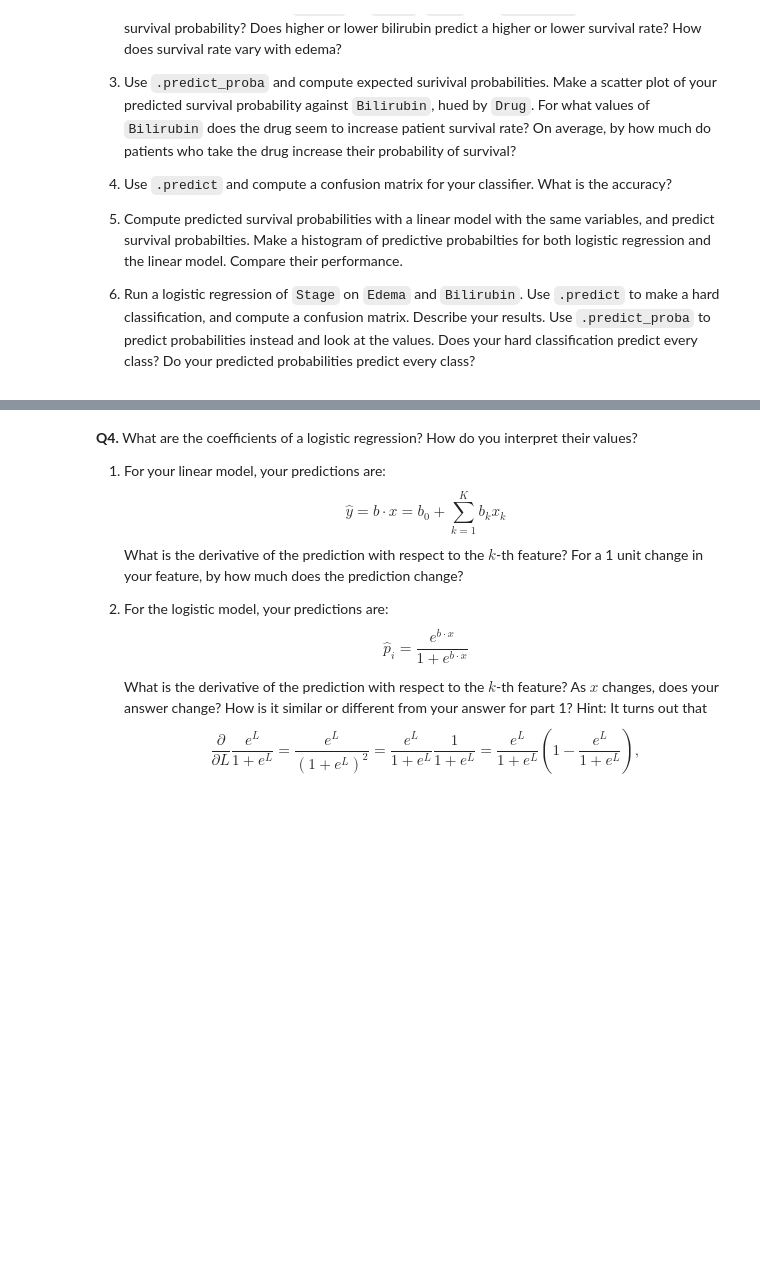
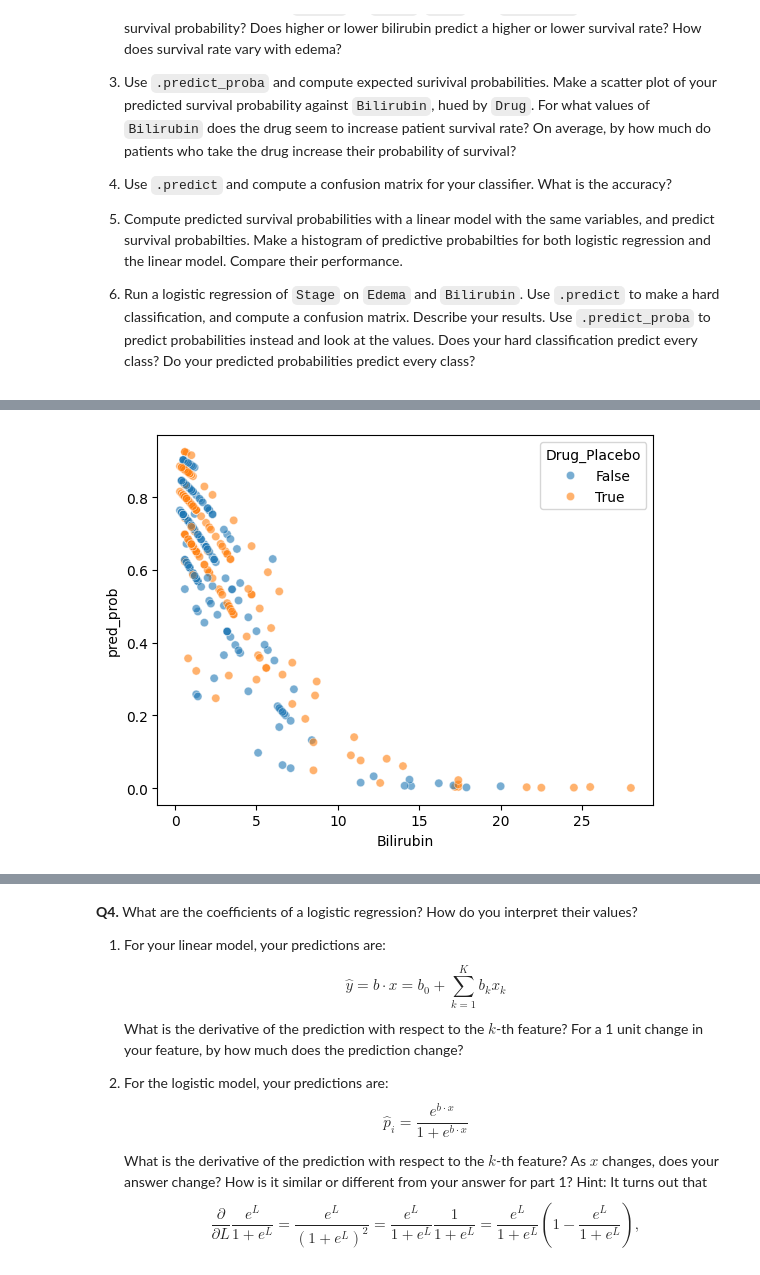
Before and after one commit to richarddo3/undergrad_ml_assignments, a Jupyter notebook: 05_assignment_glm.ipynb, the cells around one changed output, grey strips where cells are left out. Drawn from its saved outputs; the diff is of its cells as text; code cells hidden in the pictures; blank space fills up the shorter version.

```diff
--- a/05_assignment_glm.ipynb
+++ b/05_assignment_glm.ipynb
@@ -308,0 +332,6 @@ The relevant data are:
+# %%
+#3.2
+
+df3["survival"] = df3["Status"].isin(["C", "CL"]).astype(int)
+# %%
+df3 = pd.get_dummies(df3, columns=["Edema", "Drug"], drop_first=True)
@@ -308,0 +340,8 @@ The relevant data are:
+# %%
+from sklearn.linear_model import LogisticRegression
+
+X = df3.drop(columns=["Status", "survival"])
+y = df3["survival"]
+
+model3 = LogisticRegression(max_iter=1000)
+model3.fit(X, y)
@@ -308,0 +368,18 @@ The relevant data are:
+# %%
+#3.3
+
+df3["pred_prob"] = model3.predict_proba(X)[:, 1]
+# %%
+import seaborn as sns
+import matplotlib.pyplot as plt
+
+sns.scatterplot(
+    data=df3,
+    x="Bilirubin",
+    y="pred_prob",
+    hue="Drug_Placebo",
+    alpha=0.6
+)
+plt.show()
+# %% [output]
+[figure, added]
```
Also changed, not shown: parts of 23 cells of this notebook.
